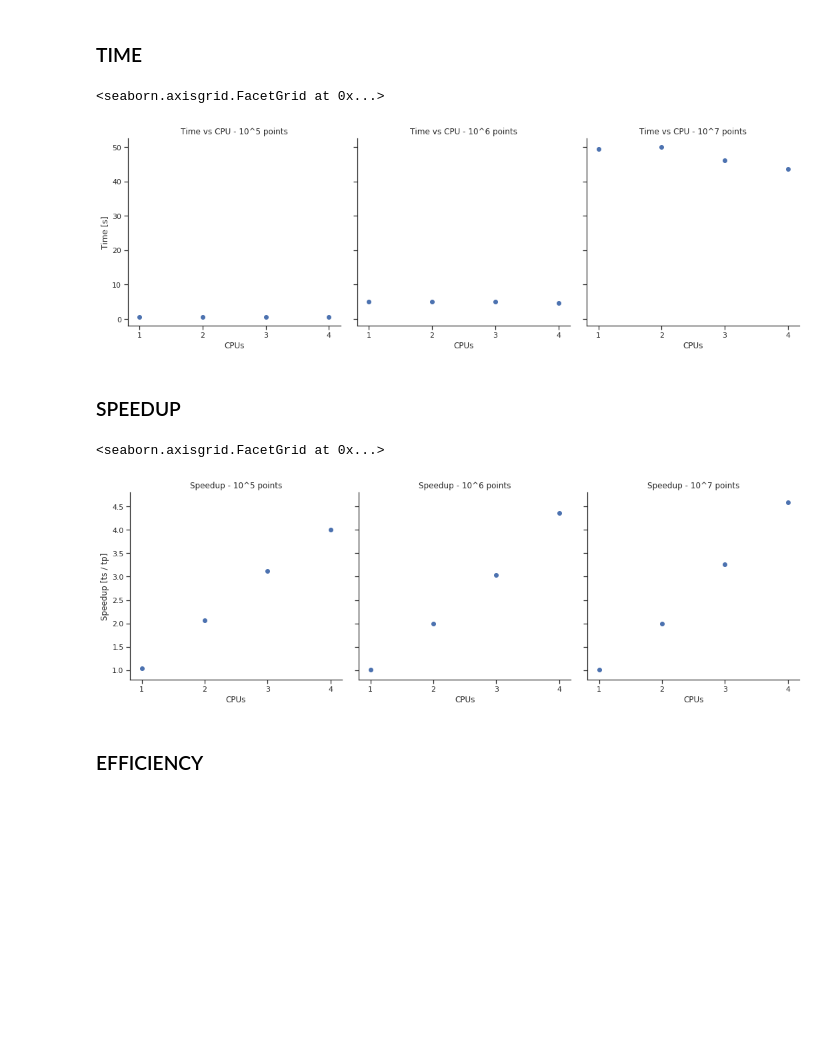
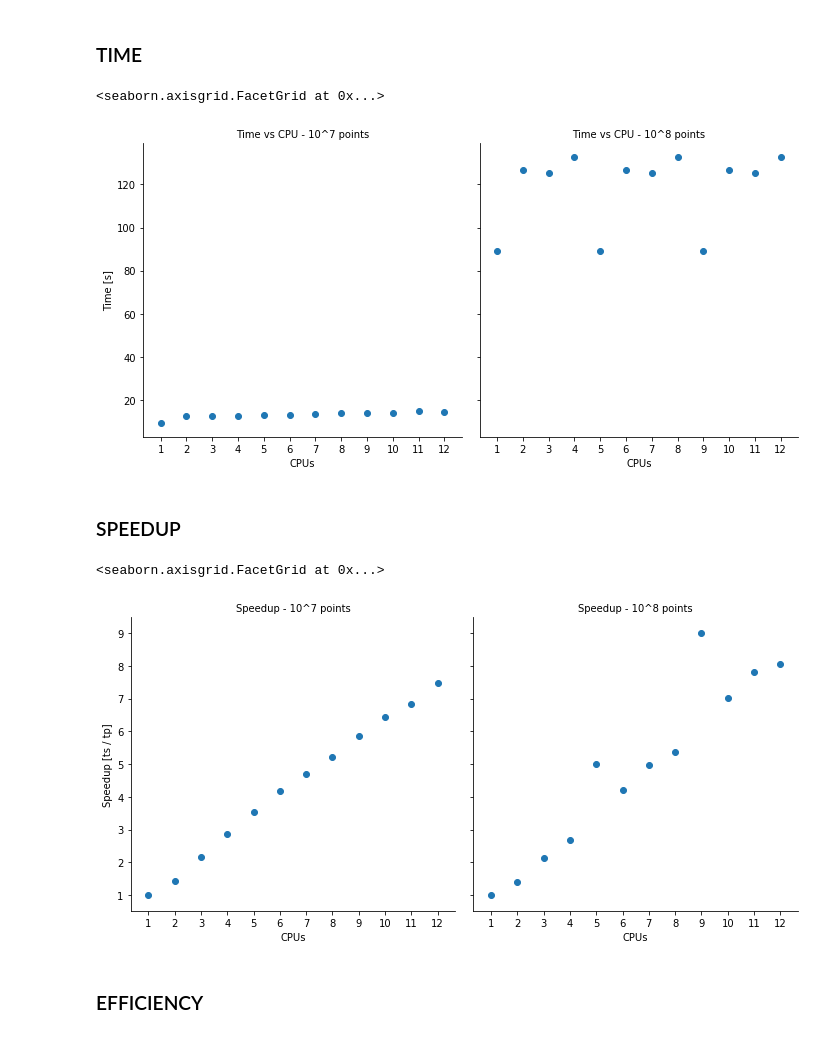
Before and after one commit to jasieksz/pp-lab, a Jupyter notebook: lab3/montecarlo_pi/charts.ipynb, the cells around one changed output. Drawn from its saved outputs; the diff is of its cells as text; code cells hidden in the pictures; blank space fills up the shorter version.

```diff
--- a/lab3/montecarlo_pi/charts.ipynb
+++ b/lab3/montecarlo_pi/charts.ipynb
@@ -88,17 +89,18 @@ g.set(xticks=[2,3,4])
 # %% [markdown]
 # SCALED
 # %%
-path = 'scale.csv'
+path = 'results/scale.csv'
 df = pd.read_csv(path)
 
-serial_times = list(df.groupby("size")["time"].max())
+serial_times = list(df.groupby("size")["time"].min())
 t = [list(e[1]) for e in list(df.groupby("size")["time"])]
-speedup = np.array([np.ones(4) / np.array(t[i]) * serial_times[i] for i in range(len(serial_times))]).reshape(-1)
-df["speedup"] = speedup * df["proc"]
+print(serial_times)
+speedup = np.array([np.ones(12) / np.array(t[i]) * serial_times[i] for i in range(len(serial_times))]).reshape(-1)
+df["speedup"] = speedup * df["CPU"]
 
-df["efficiency"] = df["speedup"] / df["proc"]
+df["efficiency"] = df["speedup"] / df["CPU"]
 
-df["karp"] = (1 / df["speedup"] - 1 / df["proc"]) / (1 - 1 / df["proc"])
+df["karp"] = (1 / df["speedup"] - 1 / df["CPU"]) / (1 - 1 / df["CPU"])
 df = df.replace([np.inf, -np.inf], np.nan)
 df = df.fillna(0.0)
 df
@@ -120,26 +127,26 @@ df
 ### TIME
 # %%
 g = sns.FacetGrid(df, col="size", height=5)
-g = (g.map(plt.scatter, "proc", "time")
+g = (g.map(plt.scatter, "CPU", "time")
         .set_titles("Time vs CPU - 10^{col_name} points")
         .set_xlabels("CPUs")
         .set_ylabels("Time [s]"))
-g.set(xticks=[1,2,3,4])
+g.set(xticks=list(range(1,13)))
 # %% [output]
 <seaborn.axisgrid.FacetGrid at 0x...>
-[figure, old version]
+[figure, new version]
 # %% [markdown]
 ### SPEEDUP
 # %%
 g = sns.FacetGrid(df, col="size", height=5)
-g = (g.map(plt.scatter, "proc", "speedup")
+g = (g.map(plt.scatter, "CPU", "speedup")
         .set_titles("Speedup - 10^{col_name} points")
         .set_xlabels("CPUs")
         .set_ylabels("Speedup [ts / tp]"))
-g.set(xticks=[1,2,3,4])
+g.set(xticks=list(range(1,13)))
 # %% [output]
 <seaborn.axisgrid.FacetGrid at 0x...>
-[figure, old version]
+[figure, new version]
 # %% [markdown]
 ### EFFICIENCY
 # %%
```
Also changed, not shown: parts of 8 cells of this notebook, 6 other files.
